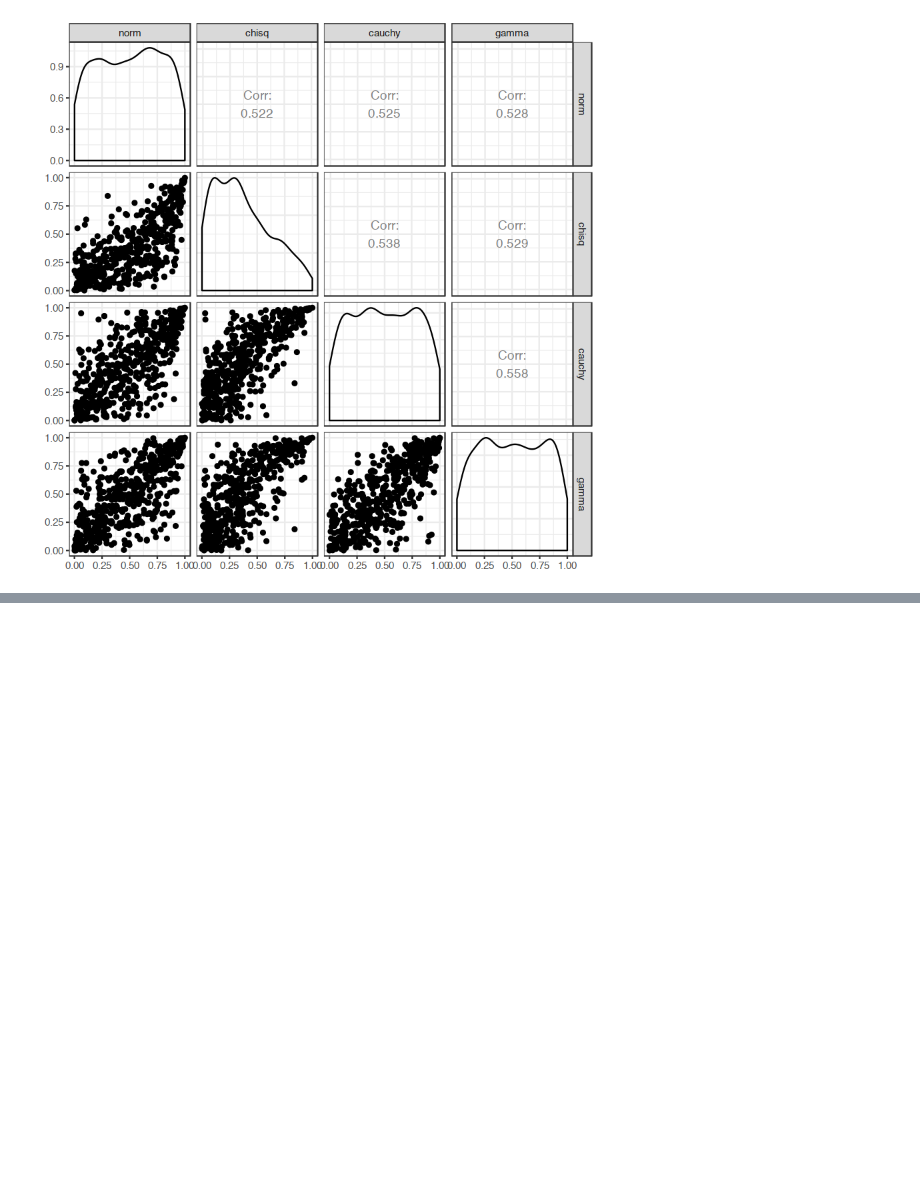
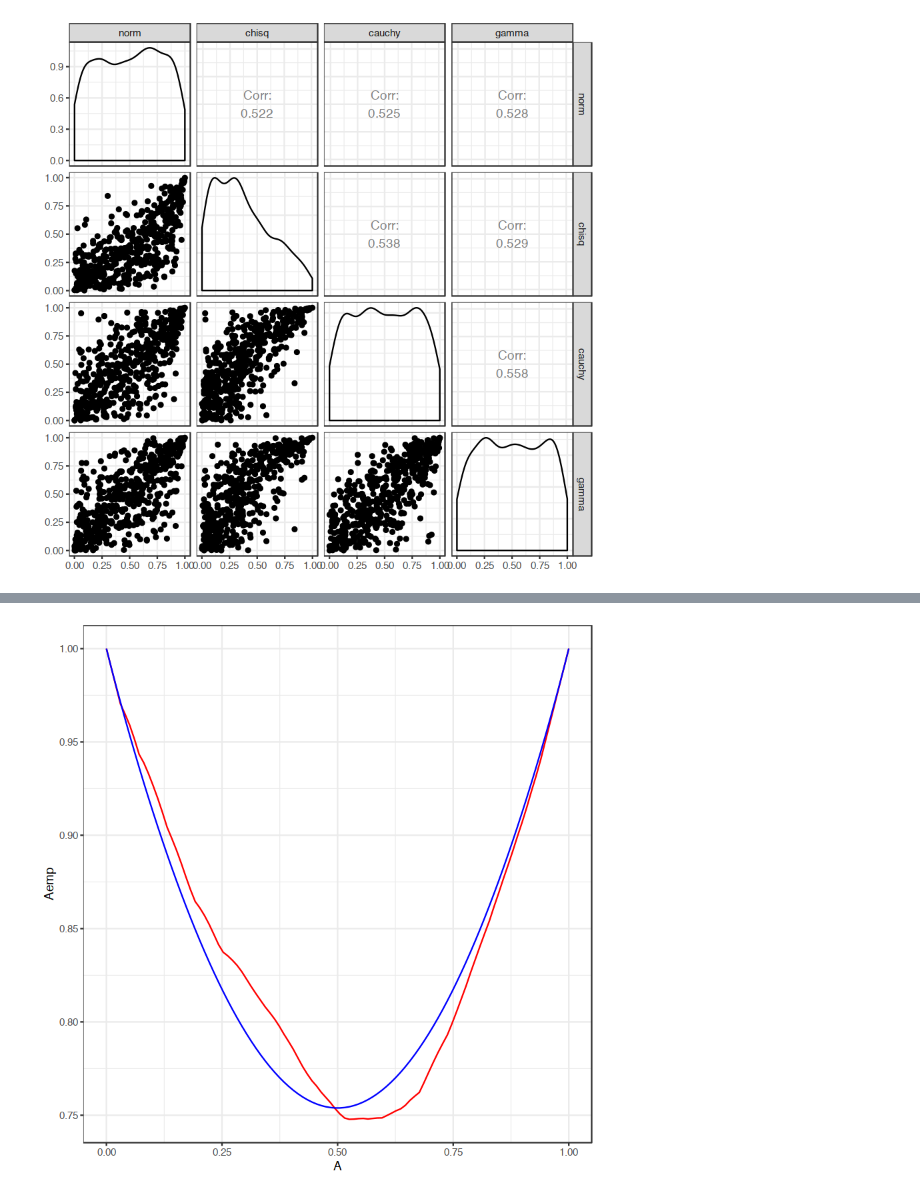
Before and after one commit to rplzzz/copula-explore, a Jupyter notebook: copula-notes-basic.ipynb, the cells around one changed output, grey strips where cells are left out. Drawn from its saved outputs; the diff is of its cells as text; code cells hidden in the pictures; blank space fills up the shorter version.

Commit message:
Add some notes on estimating the Pickands function from data.

```diff
--- a/copula-notes-basic.ipynb
+++ b/copula-notes-basic.ipynb
@@ -492,0 +505,4 @@ pairplot_mat(pts = moresamps)
+# %%
+gfit <- fitCopula(gumbelCopula(), evpobs)
+summary(gfit)
+tau(gfit@copula)
@@ -492,0 +521,11 @@ pairplot_mat(pts = moresamps)
+# %%
+xvals <- seq(0, 1, length.out = 100)
+Aemp <- An.biv(evpobs, xvals, estimator='Pickands')
+Afit <- A(gfit@copula, xvals)
+pltdat <- data.frame(x=xvals, Aemp=Aemp, Afit=Afit)
+ggplot(data=pltdat, aes(x=x)) +
+    geom_line(mapping=aes(y=Aemp), color='red') +
+    geom_line(mapping=aes(y=Afit), color='blue') +
+    xlab('A') + theme_bw()
+# %% [output]
+[figure, added]
```
Also changed, not shown: parts of 5 cells of this notebook, 1 other file.
